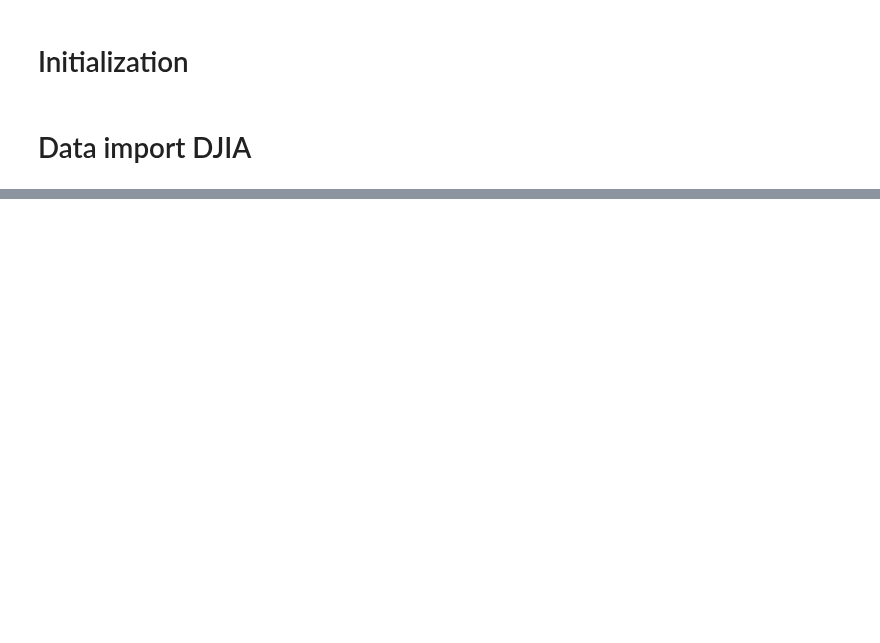
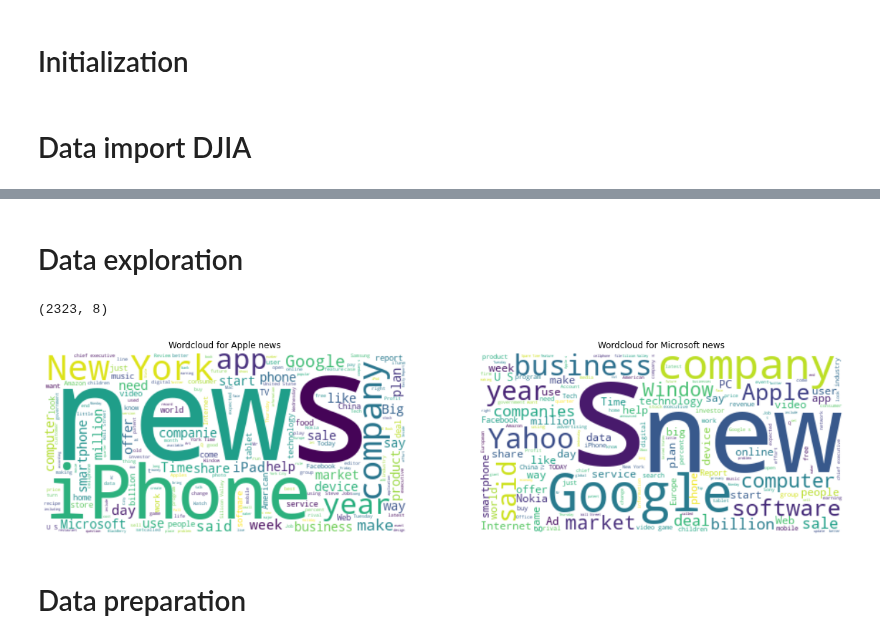
Before and after one commit to AnupamMisra/Data-science-projects, a Jupyter notebook: Stock_from_sentiment/Code/firstnb.ipynb, the cells around one changed output, grey strips where cells are left out. Cells and saved outputs as stored; diff of their text form; code cells hidden in the pictures; blank space fills up the shorter version.

Commit message:
first_run_of_stocks_done

```diff
--- a/Stock_from_sentiment/Code/firstnb.ipynb
+++ b/Stock_from_sentiment/Code/firstnb.ipynb
@@ -8,5 +19,6 @@ from sklearn.feature_extraction.text import CountVectorizer,ENGLISH_STOP_WORDS
 # %% [markdown]
 # Data import DJIA
 # %%
-dataf = pd.read_csv(r'C:/Users/ADMIN/Documents/Codebase/Stock_from_sentiment/Data/djia.csv')
+apple = pd.read_csv(r'C:/Users/ADMIN/Documents/Codebase/Data-science-projects/Stock_from_sentiment/Data/AAPL.csv')
+apple.head(5)
 # %% [output]
@@ -13,0 +31,3 @@ FileNotFoundError: [Errno 2] No such file or directory: 'C:/Users/ADMIN/Document
+# %%
+micro = pd.read_csv(r'C:/Users/ADMIN/Documents/Codebase/Data-science-projects/Stock_from_sentiment/Data/MSFT.csv')
+micro.head(5)
@@ -13,0 +41,35 @@ FileNotFoundError: [Errno 2] No such file or directory: 'C:/Users/ADMIN/Document
+# %% [markdown]
+# Data exploration
+# %%
+apple.shape
+# %% [output]
+(2323, 8)
+# %%
+sents=[]
+apple_news=''
+micro_news=''
+sents=[sent for sent in apple.News]
+for j in range(len(sents)):
+    apple_news=apple_news+str(sents[j])
+sents=[]
+sents=[sent for sent in micro.News]
+for j in range(len(sents)):
+    micro_news=micro_news+str(sents[j])
+# %%
+apples=WordCloud(stopwords=ENGLISH_STOP_WORDS.union(['Apple']), background_color='white').generate(apple_news)
+micros=WordCloud(stopwords=ENGLISH_STOP_WORDS.union(['Microsoft']), background_color='white').generate(micro_news)
+
+fig,ax=plt.subplots(ncols=2,figsize=(20,10))
+ax[0].set_title('Wordcloud for Apple news')
+ax[0].imshow(apples,interpolation='bilinear')
+ax[0].axis('off')
+
+ax[1].set_title('Wordcloud for Microsoft news')
+ax[1].imshow(micros,interpolation='bilinear')
+ax[1].axis('off')
+
+plt.show()
+# %% [output]
+[figure, added]
+# %% [markdown]
+# Data preparation
```
Also changed, not shown: parts of 22 cells of this notebook, 4 other files.
